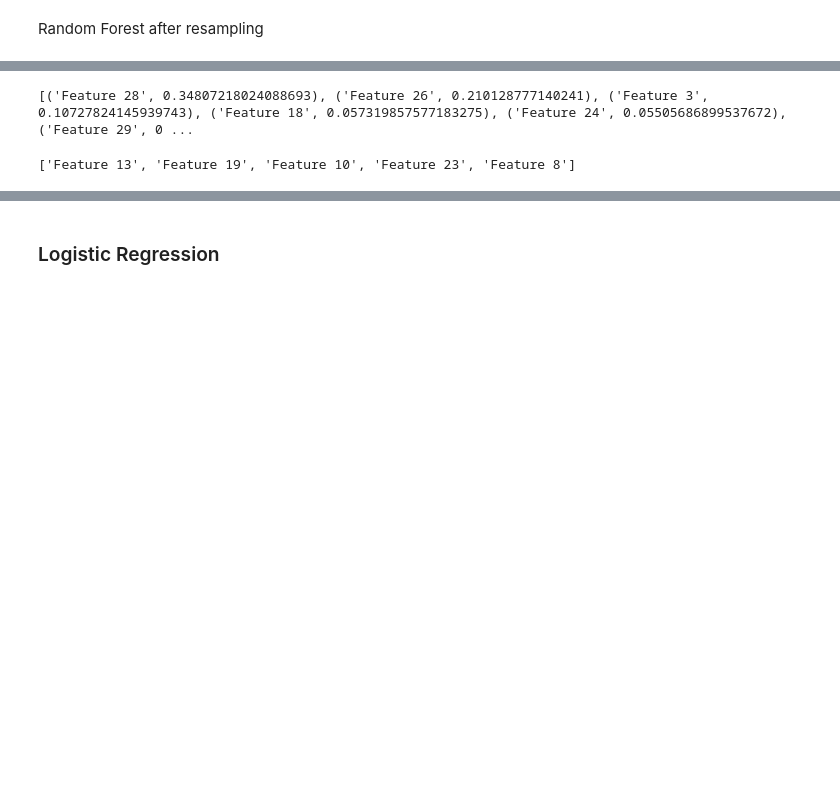
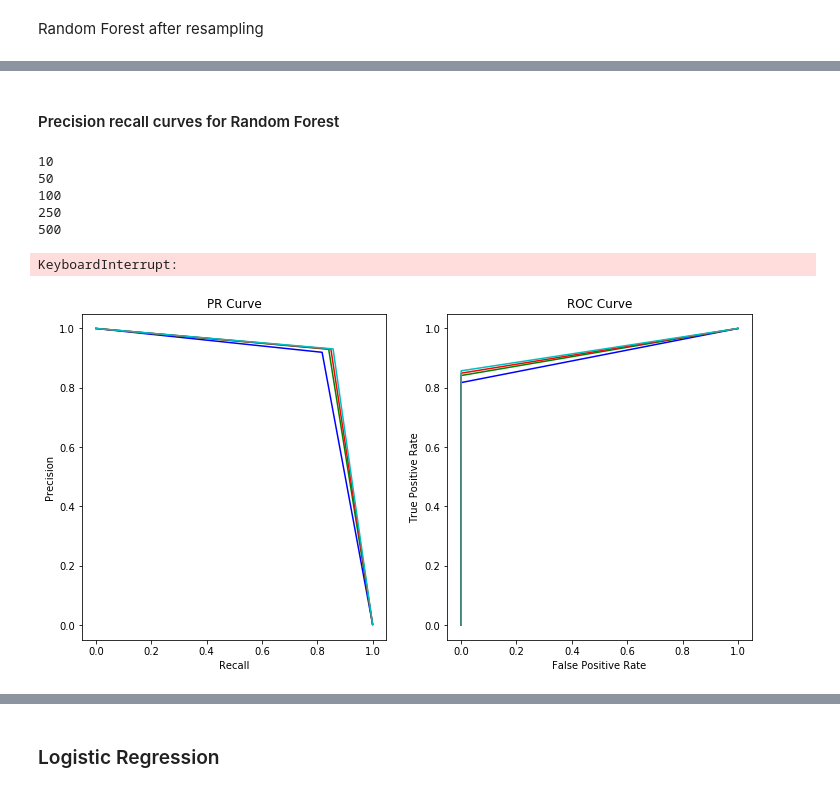
Before and after one commit to shubhamperiwal/fraud_detection, a Jupyter notebook: Naive Baes.ipynb, the cells around one changed output, grey strips where cells are left out. Saved outputs shown, nothing was run; the diff lists cells and outputs as text; code cells hidden in the pictures; blank space fills up the shorter version.

```diff
--- a/Naive Baes.ipynb
+++ b/Naive Baes.ipynb
@@ -300,8 +297,48 @@ for i,j in zip(X.columns, model_rf_re.feature_importances_):
 
 tup = sorted(tup, key=lambda x: x[1], reverse=True)
 print(tup)
-remove_names = [i[0] for i in tup[-1:-6:-1]]
-remove_names
+least_valuable_features = [i[0] for i in tup[-1:-6:-1]]
+least_valuable_features
-# %% [output]
-[('Feature 28', 0.34807218024088693), ('Feature 26', 0.210128777140241), ('Feature 3', 0.10727824145939743), ('Feature 18', 0.057319857577183275), ('Feature 24', 0.05505686899537672), ('Feature 29', 0 ...
-['Feature 13', 'Feature 19', 'Feature 10', 'Feature 23', 'Feature 8']
+# %% [markdown]
+#### Precision recall curves for Random Forest
+# %%
+# Unsampled training data # rf_prec_recall_n_est_unsampled_unweighted
+fig = plt.figure(figsize=(12,6))
+ax1 = fig.add_subplot(1,2,1)
+ax1.set_xlim([-0.05,1.05])
+ax1.set_ylim([-0.05,1.05])
+ax1.set_xlabel('Recall')
+ax1.set_ylabel('Precision')
+ax1.set_title('PR Curve')
+
+ax2 = fig.add_subplot(1,2,2)
+ax2.set_xlim([-0.05,1.05])
+ax2.set_ylim([-0.05,1.05])
+ax2.set_xlabel('False Positive Rate')
+ax2.set_ylabel('True Positive Rate')
+ax2.set_title('ROC Curve')
+
+for n_est,k in zip([10, 50, 100, 250, 500, 1000],'bgrcmy'):
+    print(n_est)
+    rf = RandomForestClassifier(n_estimators=n_est, bootstrap=False, max_features=0.33, n_jobs=4)
+    rf.fit(X_train, y_train)
+    y_pred = rf.predict(X_test)
+
+    p,r,_ = precision_recall_curve(y_test, y_pred)
+    tpr,fpr,_ = roc_curve(y_test, y_pred)
+
+    ax1.plot(r,p,c=k,label=n_est)
+    ax2.plot(tpr,fpr,c=k,label=n_est)
+
+ax1.legend(loc='lower left')
+ax2.legend(loc='lower left')
+plt.show()
+# Conclusion: n_estimators=100 is best
+# %% [output]
+10
+50
+100
+250
+500
+KeyboardInterrupt:
+[figure, added]
```
Also changed, not shown: parts of 24 cells of this notebook.
